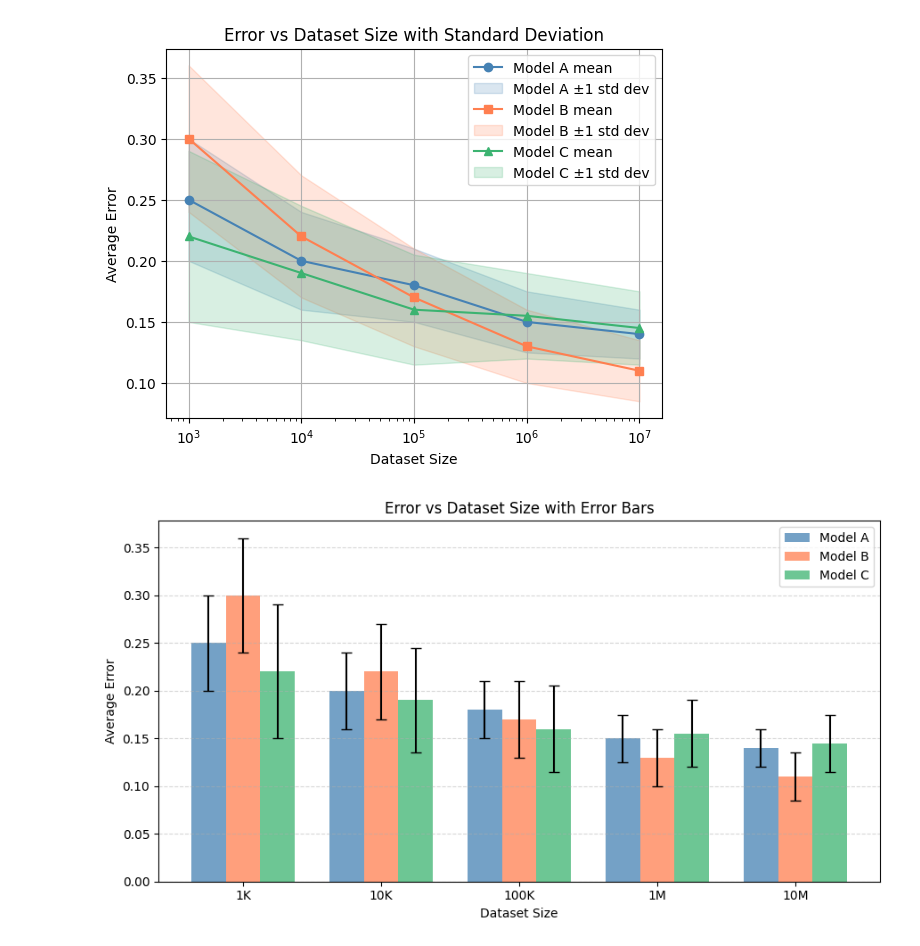
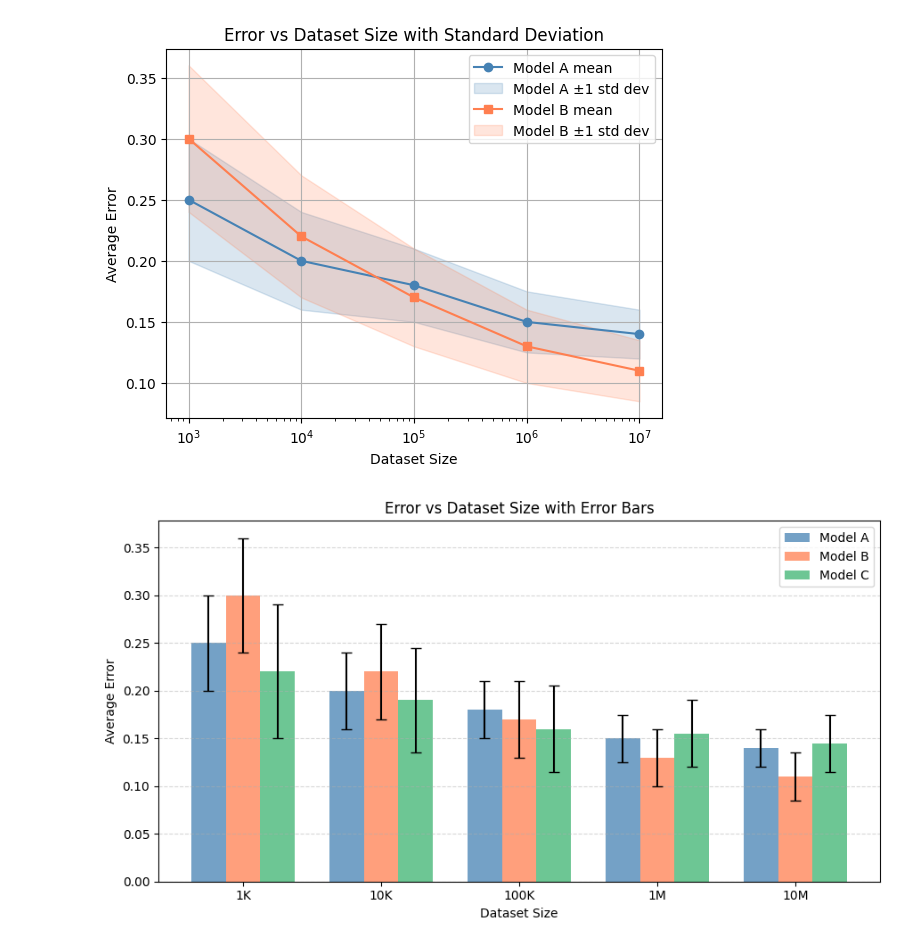
Before and after one commit to zhemepatis/VU-8-THESIS-CODE, a Jupyter notebook: sandbox/plots.ipynb, the cells around one changed output. Cells and saved outputs as stored; diff of their text form; code cells hidden in the pictures.

```diff
--- a/sandbox/plots.ipynb
+++ b/sandbox/plots.ipynb
@@ -5,38 +5,34 @@ import matplotlib.pyplot as plt
 data_sizes = np.array([1e3, 1e4, 1e5, 1e6, 1e7], dtype=int)
 
 mean_a = np.array([0.25, 0.20, 0.18, 0.15, 0.14])
 std_a  = np.array([0.05, 0.04, 0.03, 0.025, 0.02])
 
 mean_b = np.array([0.30, 0.22, 0.17, 0.13, 0.11])
 std_b  = np.array([0.06, 0.05, 0.04, 0.03,  0.025])
 
 mean_c = np.array([0.22, 0.19, 0.16, 0.155, 0.145])
 std_c  = np.array([0.07, 0.055, 0.045, 0.035, 0.03])
 
 fig, ax = plt.subplots()
 
 ax.plot(data_sizes, mean_a, marker='o', color='steelblue', label='Model A mean')
 ax.fill_between(data_sizes, mean_a - std_a, mean_a + std_a,
                 alpha=0.2, color='steelblue', label='Model A ±1 std dev')
 
 ax.plot(data_sizes, mean_b, marker='s', color='coral', label='Model B mean')
 ax.fill_between(data_sizes, mean_b - std_b, mean_b + std_b,
                 alpha=0.2, color='coral', label='Model B ±1 std dev')
 
-ax.plot(data_sizes, mean_c, marker='^', color='mediumseagreen', label='Model C mean')
-ax.fill_between(data_sizes, mean_c - std_c, mean_c + std_c,
-                alpha=0.2, color='mediumseagreen', label='Model C ±1 std dev')
-
 ax.set_xlabel('Dataset Size')
 ax.set_ylabel('Average Error')
 ax.set_title('Error vs Dataset Size with Standard Deviation')
 ax.set_xscale('log')
 ax.legend()
 ax.grid(True)
 
 plt.show()
 # %% [output]
-[figure, old version]
+[figure, new version]
 # %%
 import numpy as np
 import matplotlib.pyplot as plt
```
Also changed, not shown: 2 other files.
